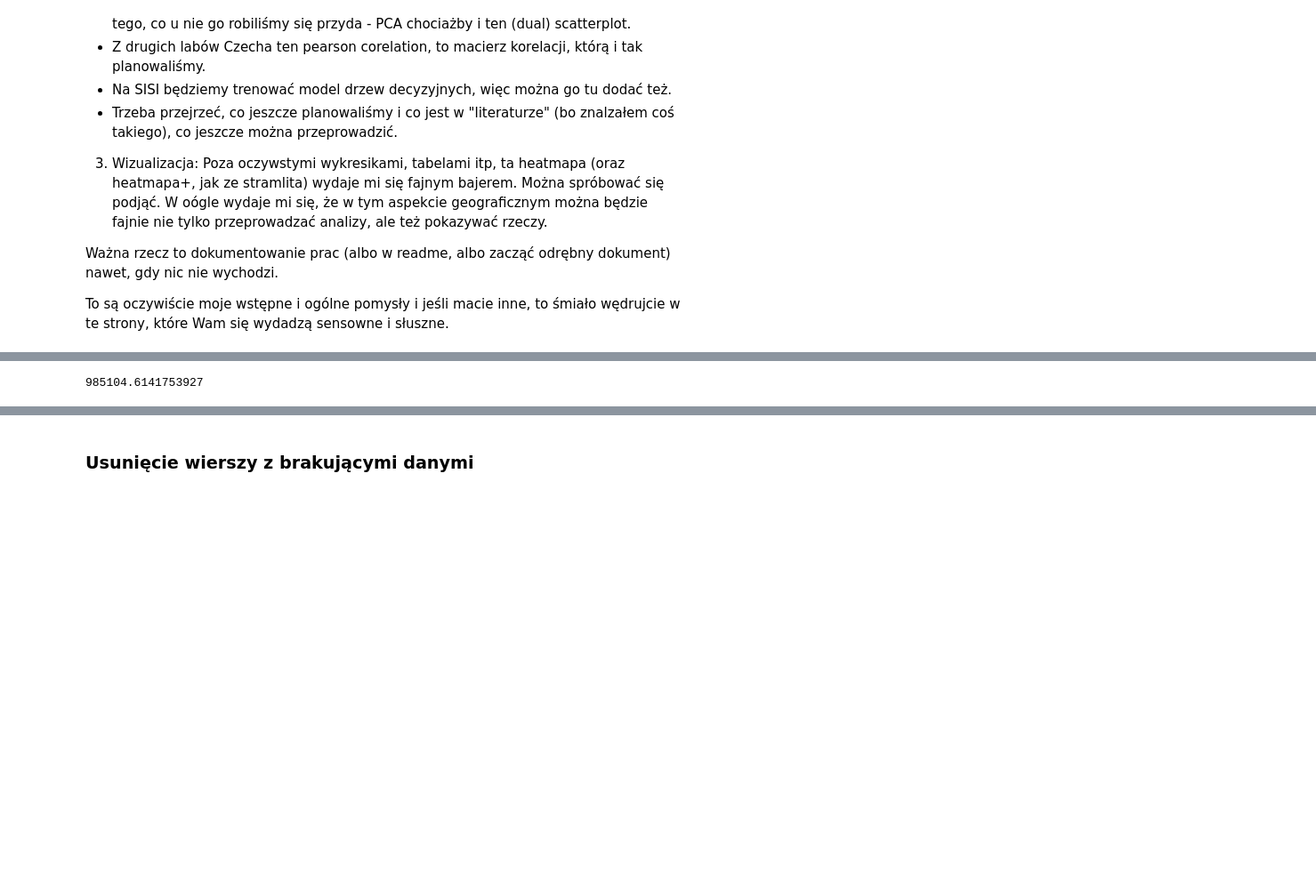
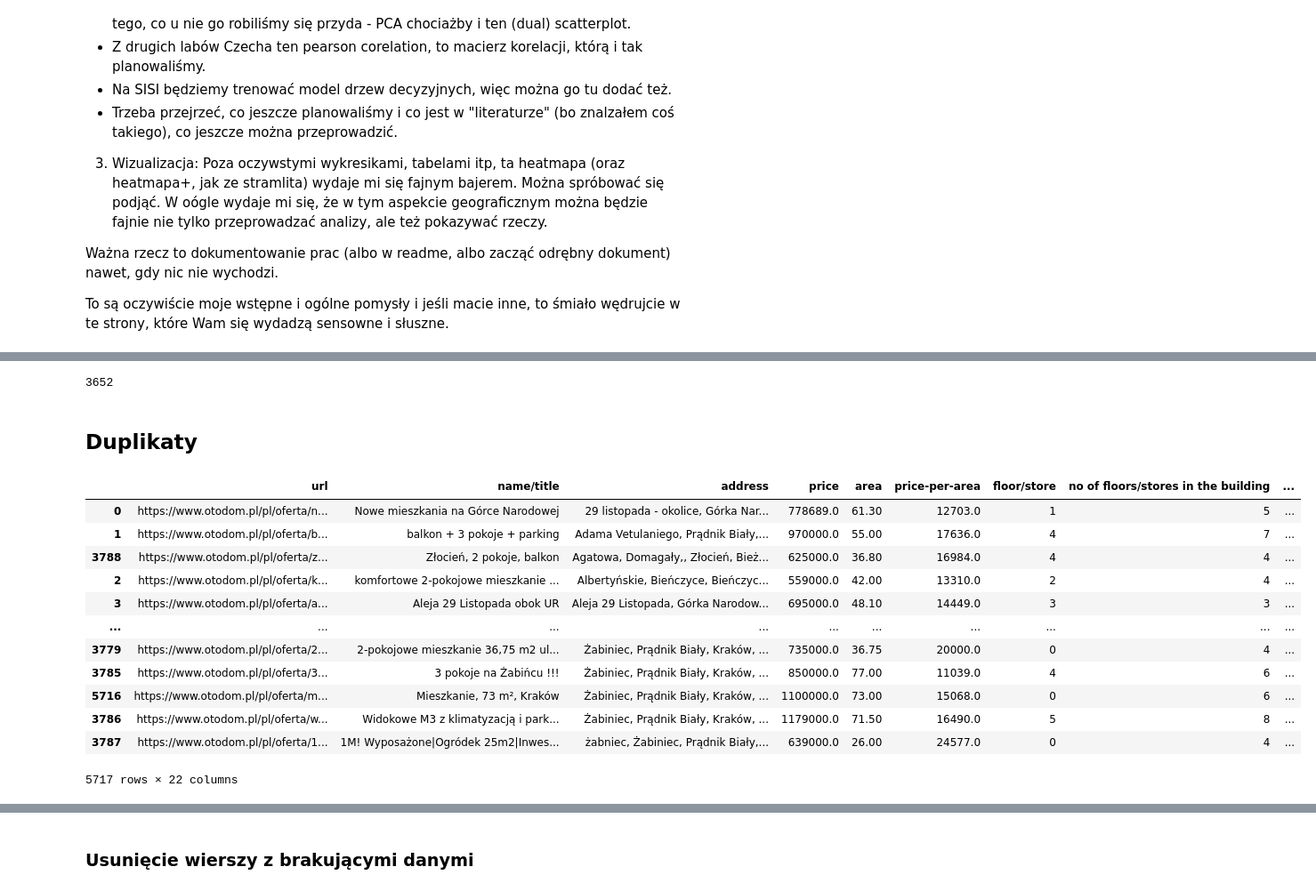
Before and after one commit to ksobczykR2DS/cracow-house-market-analysis, a Jupyter notebook: analysis.ipynb, the cells around one changed output, grey strips where cells are left out. Shown at 89% size. Saved outputs shown, nothing was run; the diff lists cells and outputs as text; code cells hidden in the pictures; blank space fills up the shorter version.

```diff
--- a/analysis.ipynb
+++ b/analysis.ipynb
@@ -320,0 +449,12 @@ df_otodom['store'] = df_otodom['store'].astype(int)
+# %%
+df_otodom['outdoor area'] = df_otodom['outdoor area'].fillna('None')
+
+def standardize_outdoor_area(area):
+    if area == 'None':
+        return area
+    parts = sorted(set(area.replace(' ', '').split(',')))
+    return ', '.join(parts)
+
+df_otodom['outdoor area'] = df_otodom['outdoor area'].apply(standardize_outdoor_area)
+# outdoor_encoded = df_otodom['outdoor area'].str.get_dummies(sep=', ')
+# df_otodom = df_otodom.join(outdoor_encoded)
@@ -341,4 +537,46 @@ memory usage: 978.9+ KB
-# %%
-df_otodom['price'].mean()
-# %% [output]
-985104.6141753927
+# %%
+nan_row_count = df_otodom.isna().any(axis=1).sum()
+df_otodom.shape[0] - nan_row_count
+# %% [output]
+3652
+# %% [markdown]
+## Duplikaty
+# %%
+def check_similarity(group):
+    if len(group) > 1:
+        price_mean = group['price'].mean()
+        area_mean = group['area'].mean()
+        price_range = price_mean * 0.01
+        area_range = area_mean * 0.01
+        similar_price = group['price'].between(group['price'] - price_range, group['price'] + price_range)
+        similar_area = group['area'].between(group['area'] - area_range, group['area']+ area_range)
+        group['is_duplicate'] = similar_price & similar_area
+    else:
+        group['is_duplicate'] = False
+    return group
+
+df_otodom = df_otodom.groupby(['address', 'floor/store', 'no of floors/stores in the building', 'no of rooms']).apply(check_similarity).reset_index(drop=True)
+
+duplicates = df_otodom[df_otodom['is_duplicate']]
+non_duplicates = df_otodom[~df_otodom['is_duplicate']]
+
+most_complete_duplicates = duplicates.groupby(['address', 'floor/store', 'no of floors/stores in the building', 'no of rooms']).apply(lambda x: x.loc[x.notna().sum(axis=1).idxmax()]).reset_index(drop=True)
+
+filtered_df_otodom = pd.concat([non_duplicates, most_complete_duplicates], ignore_index=True)
+
+sorted_filtered_df_otodom = filtered_df_otodom.sort_values(by=['address', 'price', 'area'])
+sorted_filtered_df_otodom
+# %% [output]
+|  | url | name/title | address | price | area | price-per-area | floor/store | no of floors/stores in the building | ... |
+| 0 | https://www.otodom.pl/pl/oferta/n... | Nowe mieszkania na Górce Narodowej | 29 listopada - okolice, Górka Nar... | 778689.0 | 61.30 | 12703.0 | 1 | 5 | ... |
+| 1 | https://www.otodom.pl/pl/oferta/b... | balkon + 3 pokoje + parking | Adama Vetulaniego, Prądnik Biały,... | 970000.0 | 55.00 | 17636.0 | 4 | 7 | ... |
+| 3788 | https://www.otodom.pl/pl/oferta/z... | Złocień, 2 pokoje, balkon | Agatowa, Domagały,, Złocień, Bież... | 625000.0 | 36.80 | 16984.0 | 4 | 4 | ... |
+| 2 | https://www.otodom.pl/pl/oferta/k... | komfortowe 2-pokojowe mieszkanie ... | Albertyńskie, Bieńczyce, Bieńczyc... | 559000.0 | 42.00 | 13310.0 | 2 | 4 | ... |
+| 3 | https://www.otodom.pl/pl/oferta/a... | Aleja 29 Listopada obok UR | Aleja 29 Listopada, Górka Narodow... | 695000.0 | 48.10 | 14449.0 | 3 | 3 | ... |
+| ... | ... | ... | ... | ... | ... | ... | ... | ... | ... |
+| 3779 | https://www.otodom.pl/pl/oferta/2... | 2-pokojowe mieszkanie 36,75 m2 ul... | Żabiniec, Prądnik Biały, Kraków, ... | 735000.0 | 36.75 | 20000.0 | 0 | 4 | ... |
+| 3785 | https://www.otodom.pl/pl/oferta/3... | 3 pokoje na Żabińcu !!! | Żabiniec, Prądnik Biały, Kraków, ... | 850000.0 | 77.00 | 11039.0 | 4 | 6 | ... |
+| 5716 | https://www.otodom.pl/pl/oferta/m... | Mieszkanie, 73 m², Kraków | Żabiniec, Prądnik Biały, Kraków, ... | 1100000.0 | 73.00 | 15068.0 | 0 | 6 | ... |
+| 3786 | https://www.otodom.pl/pl/oferta/w... | Widokowe M3 z klimatyzacją i park... | Żabiniec, Prądnik Biały, Kraków, ... | 1179000.0 | 71.50 | 16490.0 | 5 | 8 | ... |
+| 3787 | https://www.otodom.pl/pl/oferta/1... | 1M! Wyposażone|Ogródek 25m2|Inwes... | żabniec, Żabiniec, Prądnik Biały,... | 639000.0 | 26.00 | 24577.0 | 0 | 4 | ... |
+5717 rows × 22 columns
```
Also changed, not shown: parts of 154 cells of this notebook, 2 other files.
